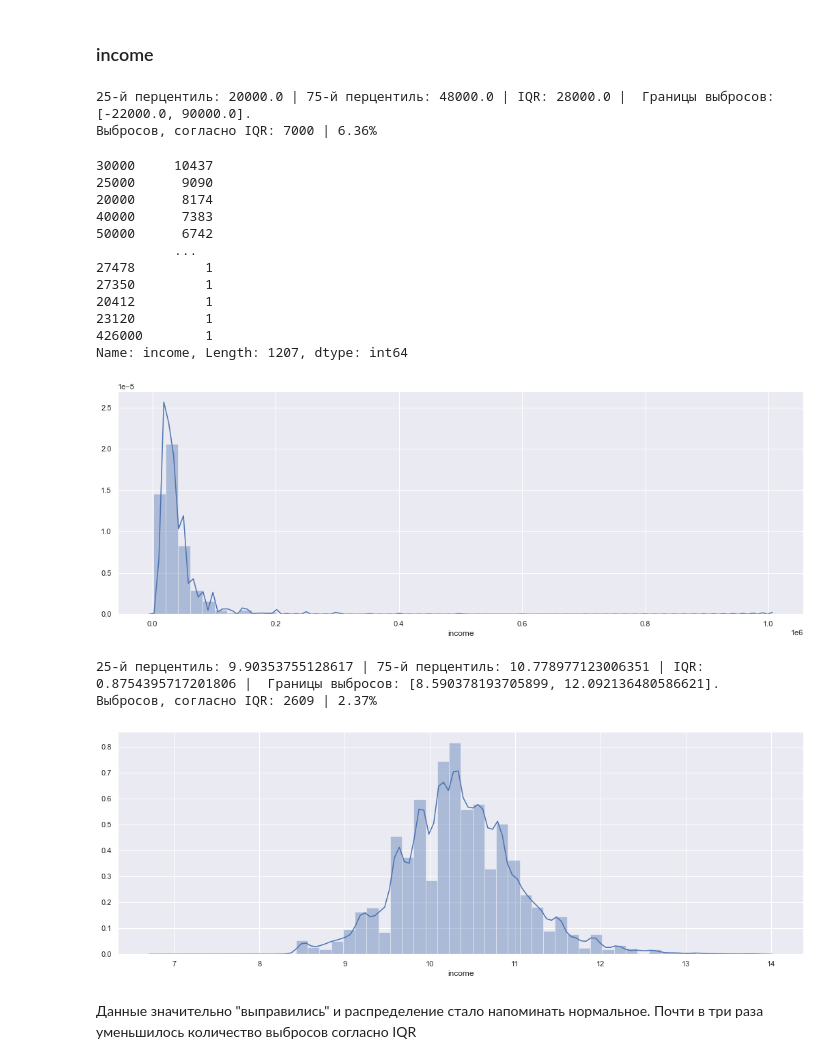
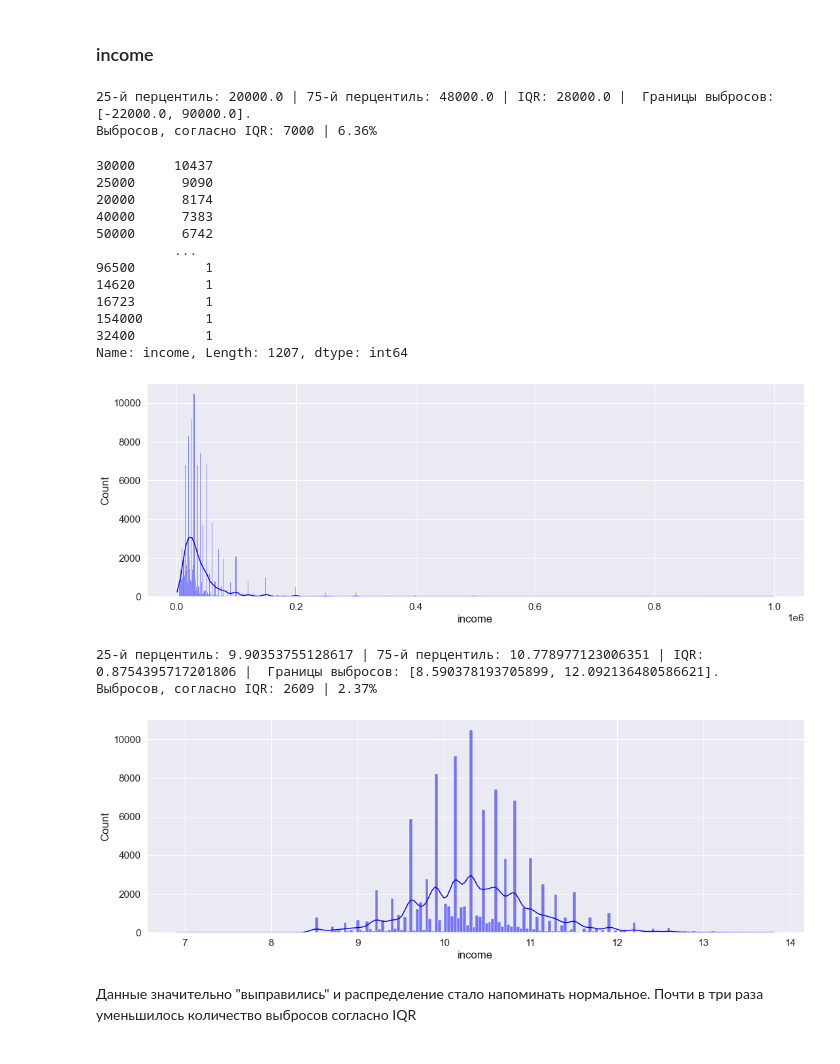
Before and after one commit to IvanAleshin/Skillfactory_projects, a Jupyter notebook: module_4/credit-scoring.ipynb, the cells around one changed output. Drawn from its saved outputs; the diff is of its cells as text; code cells hidden in the pictures.

```diff
--- a/module_4/credit-scoring.ipynb
+++ b/module_4/credit-scoring.ipynb
@@ -51,12 +51,21 @@ def IQR_for_column(column):
     print("Выбросов, согласно IQR: {} | {:2.2%}".format(anomaly, anomaly/len(data)))
 
 
-def pain_distplot(column):
+def pain_histplot(column, bins='auto', discrete=True, kde=True):
     "Функция для постороения графика распределения значений одного столбца"
-    sns.set(font_scale=1)
-    plt.subplots(figsize=(18,6))
-    sns.distplot(data[column], color='b')
+    sns.set(font_scale=1.4)
+    plt.figure(figsize=(18, 6))
+    sns.histplot(data[column], discrete=discrete, color='blue', bins=bins, kde=kde)
 
+
+def boxplot_for_cat(column, describe, figsize=(16, 3)):
+    """Функция для создания boxplot для категориального признака"""
+    sns.set(font_scale=1.4)
+    plt.subplots(figsize=figsize)
+    plt.xticks(ticks=range(0, 101, 5))
+    plt.title('Распределение оценок в зависимости от ' + describe)
+    sns.boxplot(y=column, x=data.default, color='royalblue', orient='h')
+    plt.xlabel('Количество баллов')
 
 def log_column(column):
     "Функция логарифмируем значения в столбце, рисует график нового распределения и выводит данные IQR"
@@ -396,0 +402,5 @@ log_column('decline_app_cnt')
+# %%
+# Логарифмируем данный признак, чтобы немного сгладить "тяжёлый" правых хвост
+data['decline_app_cnt'] = np.log(data['decline_app_cnt'] + 1)
+IQR_for_column('decline_app_cnt')
+pain_histplot('decline_app_cnt', discrete=False)
@@ -425,30 +444,32 @@ Name: score_bki, Length: 102618, dtype: int64
 # %%
 IQR_for_column('income')
 display(data.income.value_counts())
-pain_distplot('income')
+pain_histplot('income', discrete=False)
 # %% [output]
 25-й перцентиль: 20000.0 | 75-й перцентиль: 48000.0 | IQR: 28000.0 |  Границы выбросов: [-22000.0, 90000.0].
 Выбросов, согласно IQR: 7000 | 6.36%
 30000     10437
 25000      9090
 20000      8174
 40000      7383
 50000      6742
           ...
-27478         1
-27350         1
-20412         1
-23120         1
-426000        1
+96500         1
+14620         1
+16723         1
+154000        1
+32400         1
 Name: income, Length: 1207, dtype: int64
-[figure, old version]
+[figure, new version]
 # %%
 # Логарифмируем данный признак, чтобы немного сгладить "тяжёлый" правых хвост
-log_column('income')
+data['income'] = np.log(data['income'] + 1)
+IQR_for_column('income')
+pain_histplot('income', discrete=False)
 # %% [output]
 25-й перцентиль: 9.90353755128617 | 75-й перцентиль: 10.778977123006351 | IQR: 0.8754395717201806 |  Границы выбросов: [8.590378193705899, 12.092136480586621].
 Выбросов, согласно IQR: 2609 | 2.37%
-[figure, old version]
+[figure, new version]
 # %% [markdown]
 Данные значительно "выправились" и распределение стало напоминать нормальное. Почти в три раза уменьшилось количество выбросов согласно IQR
 # %% [markdown]
```
Also changed, not shown: parts of 53 cells of this notebook, 1 other file.
